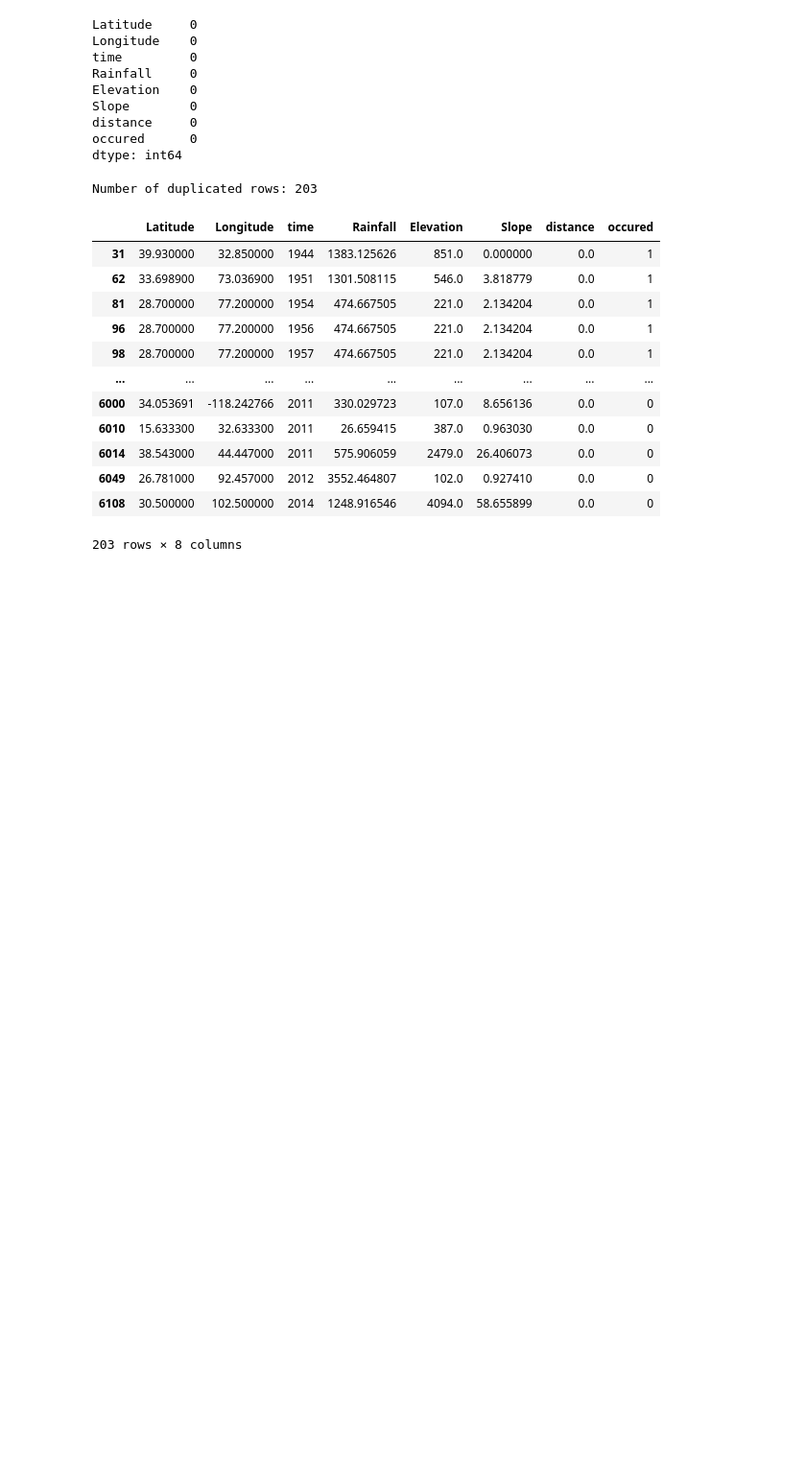
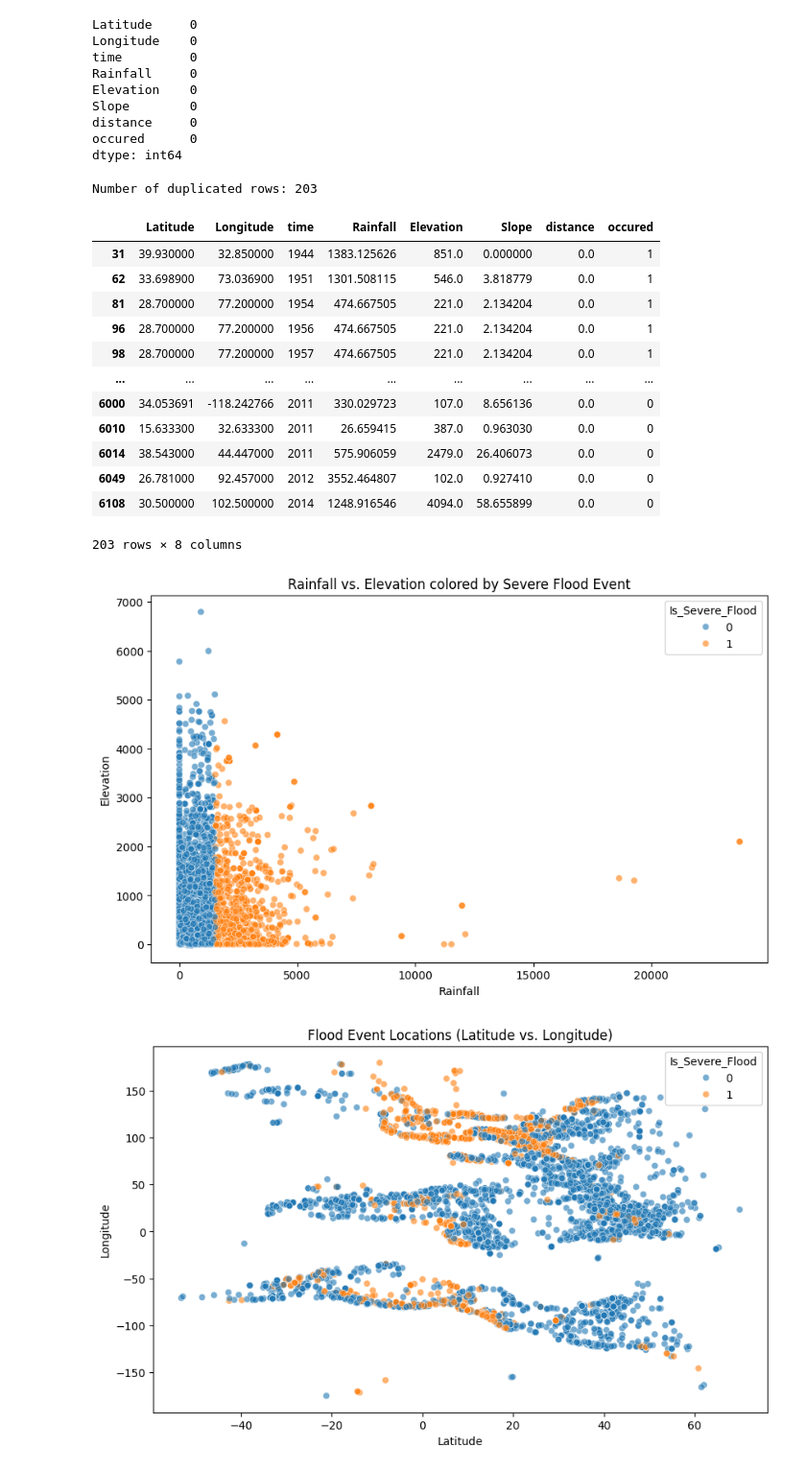
Before and after one commit to Rajath-Raj/pravah_flood_detection, a Jupyter notebook: flood_data_exploration.ipynb, the cells around one changed output. Shown at 96% size. Drawn from its saved outputs; the diff is of its cells as text; code cells hidden in the pictures; blank space fills up the shorter version.

```diff
--- a/flood_data_exploration.ipynb
+++ b/flood_data_exploration.ipynb
@@ -0,0 +1,6 @@
+# %%
+import pandas as pd
+from google.colab import drive
+drive.mount('/content/drive')
+
+df = pd.read_csv('/content/drive/My Drive/flood_dataset_classification.csv')
@@ -20,8 +28,7 @@ Libraries imported successfully!
 # %%
 # Load the dataset
 # Make sure the .csv file is in the same folder as your notebook
-file_path = 'flood_dataset_classification.csv'
-df = pd.read_csv(file_path)
+
 
 
 columns_to_drop = ['Total Deaths', 'Total Affected', 'duration', 'Disaster Type']
@@ -118,3 +125,33 @@ Number of duplicated rows: 203
 | 6049 | 26.781000 | 92.457000 | 2012 | 3552.464807 | 102.0 | 0.927410 | 0.0 | 0 |
 | 6108 | 30.500000 | 102.500000 | 2014 | 1248.916546 | 4094.0 | 58.655899 | 0.0 | 0 |
 203 rows × 8 columns
+# %%
+# Let's visualize the relationship between features and the target variable (Is_Severe_Flood)
+
+# Scatter plot of Rainfall vs. Elevation, colored by Is_Severe_Flood
+plt.figure(figsize=(10, 6))
+sns.scatterplot(data=df, x='Rainfall', y='Elevation', hue='Is_Severe_Flood', alpha=0.6)
+plt.title('Rainfall vs. Elevation colored by Severe Flood Event')
+plt.xlabel('Rainfall')
+plt.ylabel('Elevation')
+plt.show()
+
+# Scatter plot of Latitude vs. Longitude, colored by Is_Severe_Flood
+plt.figure(figsize=(10, 6))
+sns.scatterplot(data=df, x='Latitude', y='Longitude', hue='Is_Severe_Flood', alpha=0.6)
+plt.title('Flood Event Locations (Latitude vs. Longitude)')
+plt.xlabel('Latitude')
+plt.ylabel('Longitude')
+plt.show()
+
+# Box plot of Rainfall by Is_Severe_Flood
+plt.figure(figsize=(8, 6))
+sns.boxplot(data=df, x='Is_Severe_Flood', y='Rainfall')
+plt.title('Rainfall Distribution by Severe Flood Event')
+plt.xlabel('Is_Severe_Flood (0: Non-Severe, 1: Severe)')
+plt.ylabel('Rainfall')
+plt.xticks([0, 1], ['Non-Severe', 'Severe'])
+plt.show()
+# %% [output]
+[figure, added]
+[figure, added]
```
Also changed, not shown: parts of 10 cells of this notebook.
